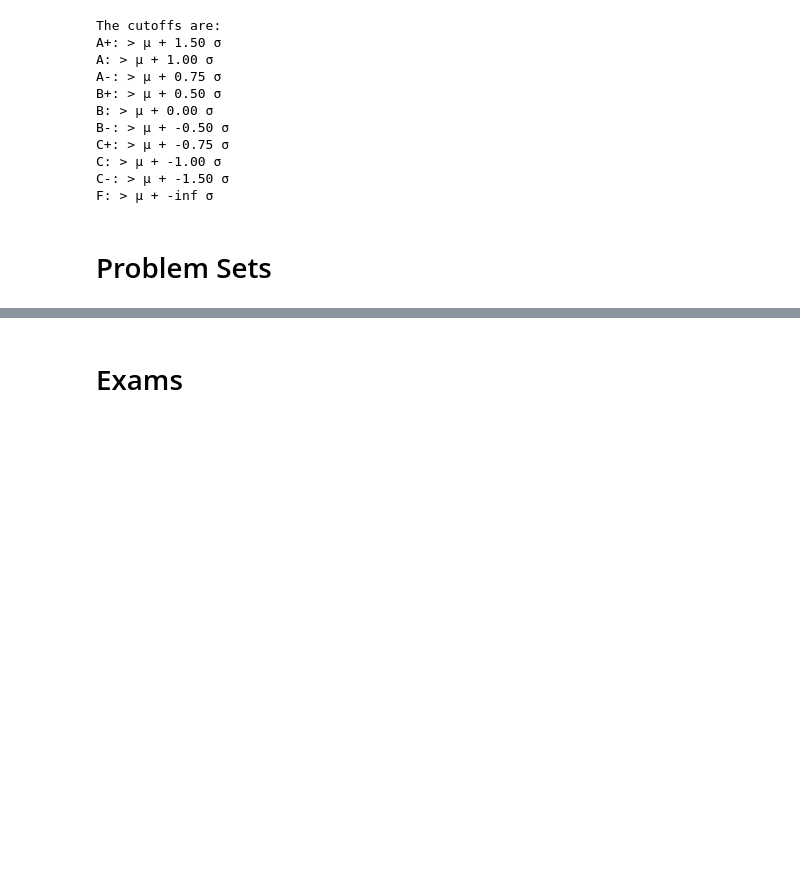
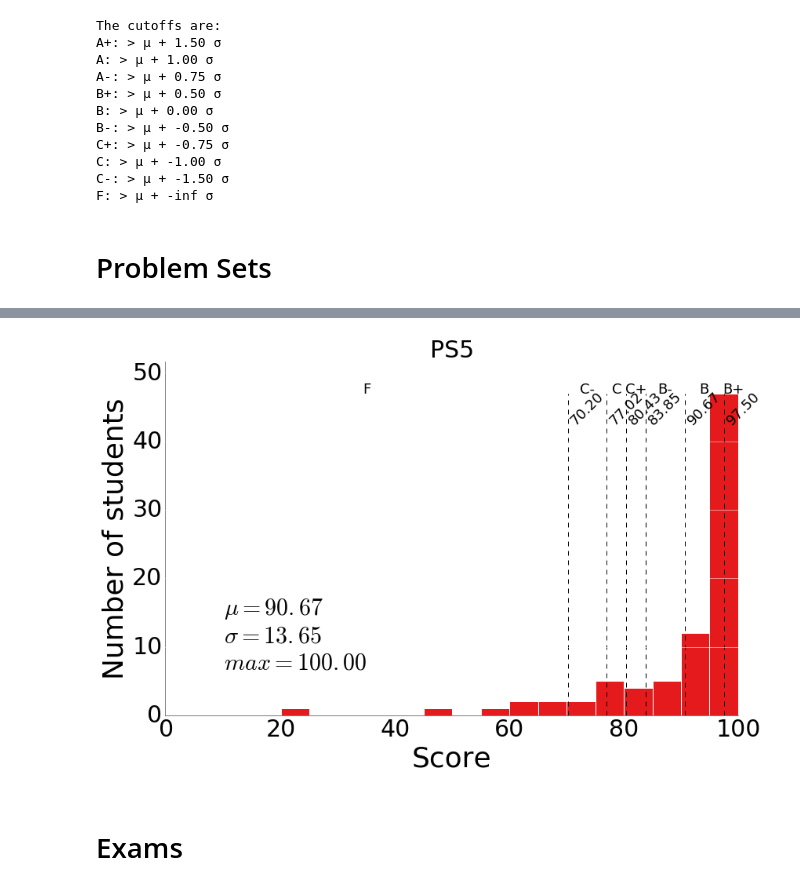
Before and after one commit to materialsvirtuallab/nano106, a Jupyter notebook: grades/Grade Stats.ipynb, the cells around one changed output, grey strips where cells are left out. Saved outputs shown, nothing was run; the diff lists cells and outputs as text; code cells hidden in the pictures; blank space fills up the shorter version.

```diff
--- a/grades/Grade Stats.ipynb
+++ b/grades/Grade Stats.ipynb
@@ -171,5 +171,7 @@ cutoffs = bar_plot(d, "PS4", annotate=True)
 # %%
-#cutoffs = bar_plot(d, "PS5", annotate=True)
+cutoffs = bar_plot(d, "PS5", annotate=True)
+# %% [output]
+[figure, added]
 # %% [markdown]
 # Exams
 # %%
```
Also changed, not shown: parts of 9 cells of this notebook.
